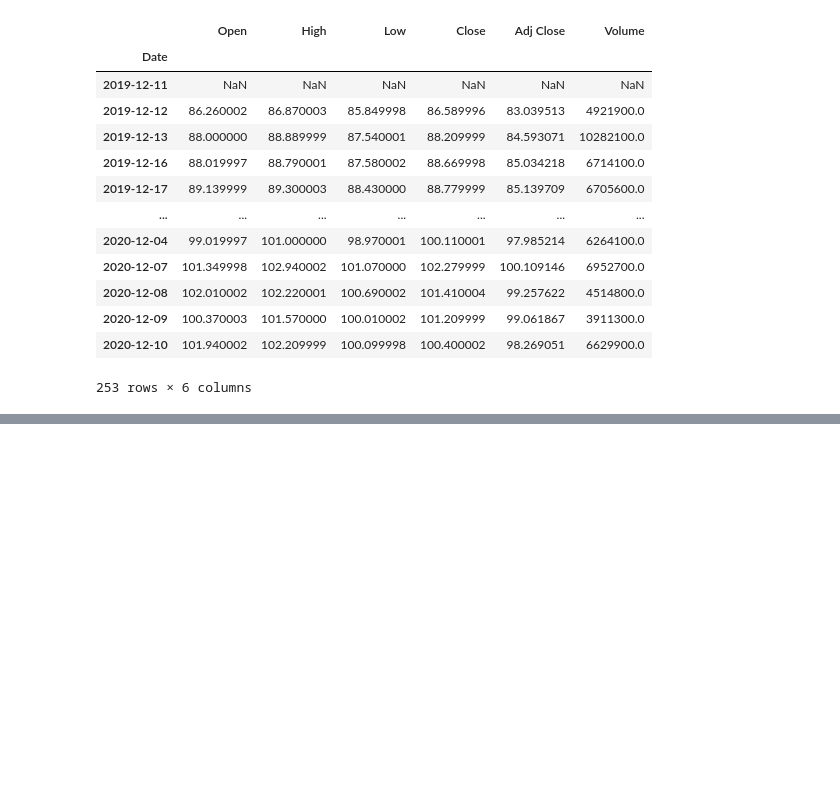
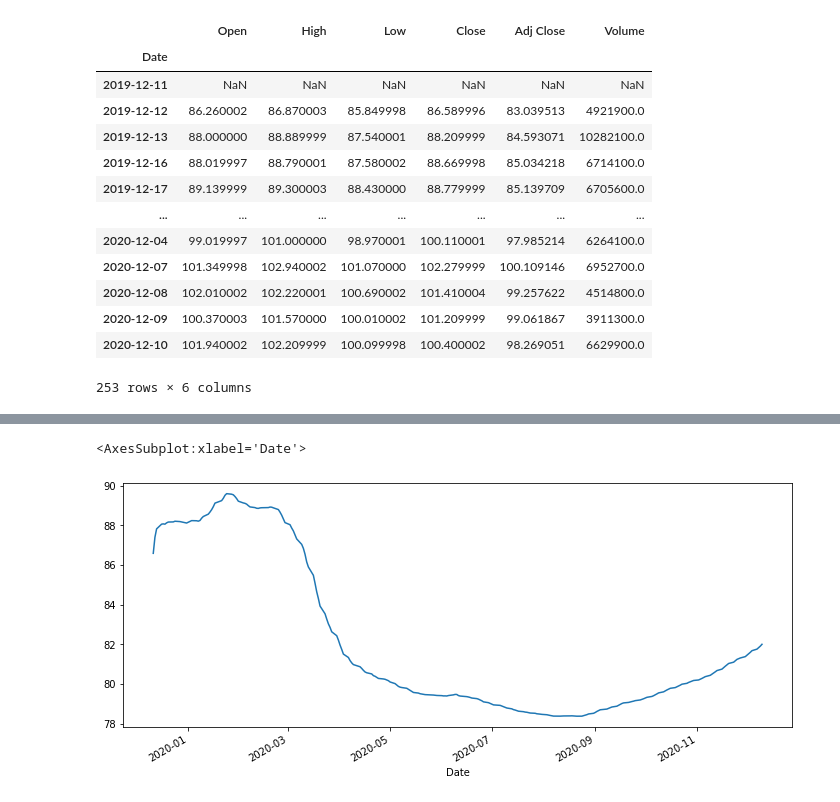
Before and after one commit to tankasalamanisha/TimeSeries, a Jupyter notebook: Basics/TimeSeries with Pandas.ipynb, the cells around one changed output, grey strips where cells are left out. Cells and saved outputs as stored; diff of their text form; code cells hidden in the pictures; blank space fills up the shorter version.

```diff
--- a/Basics/TimeSeries with Pandas.ipynb
+++ b/Basics/TimeSeries with Pandas.ipynb
@@ -42,0 +128,7 @@ df.shift(1)
+# %%
+df['Close'].expanding().mean().plot(figsize=(12,5))
+
+# last point is the overall average of the whole dataset.
+# %% [output]
+<AxesSubplot:xlabel='Date'>
+[figure, added]
```
Also changed, not shown: parts of 14 cells of this notebook.
